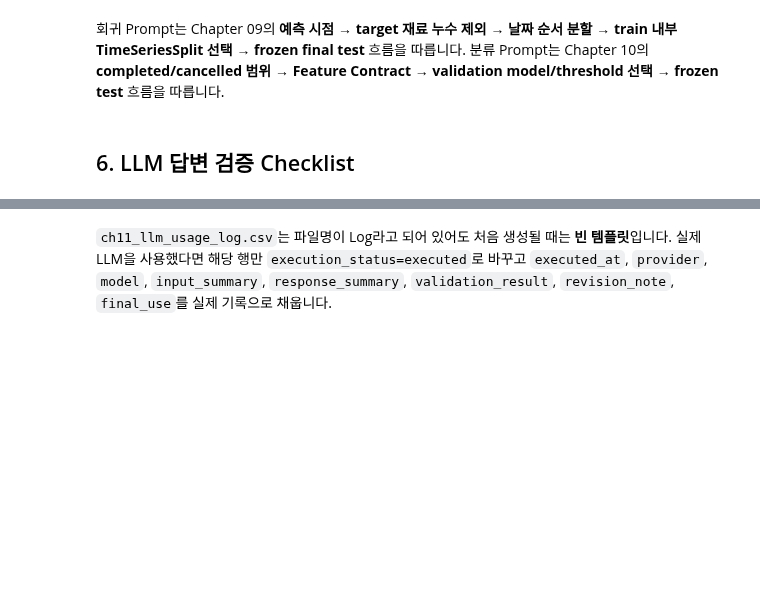
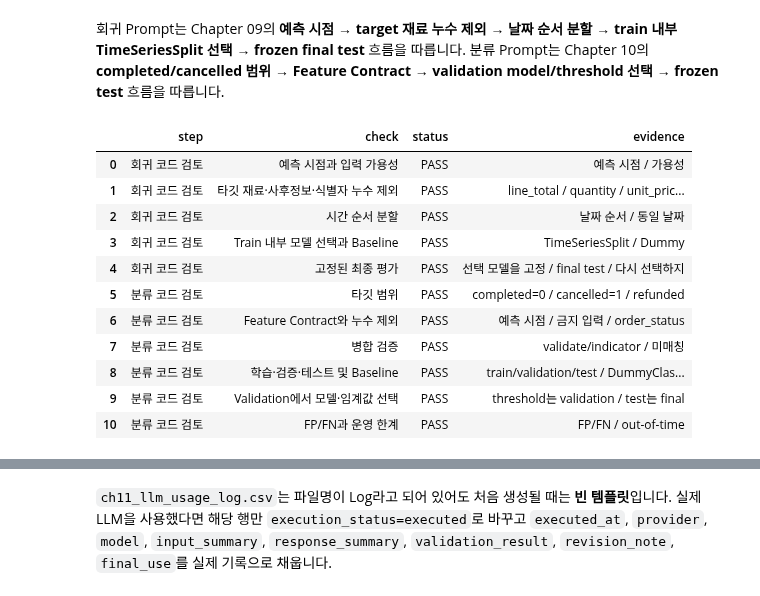
Before and after one commit to dydtlsrl/ai-data-analysis, a Jupyter notebook: 00_llm-data-analysis-course/practice/chapter11/chapter11.ipynb, the cells around one changed output, grey strips where cells are left out. Drawn from its saved outputs; the diff is of its cells as text; code cells hidden in the pictures; blank space fills up the shorter version.

```diff
--- a/00_llm-data-analysis-course/practice/chapter11/chapter11.ipynb
+++ b/00_llm-data-analysis-course/practice/chapter11/chapter11.ipynb
@@ -158,4 +407,43 @@ for selected_step in ['회귀 코드 검토', '분류 코드 검토', '외부
 # %% [markdown]
 회귀 Prompt는 Chapter 09의 **예측 시점 → target 재료 누수 제외 → 날짜 순서 분할 → train 내부 TimeSeriesSplit 선택 → frozen final test** 흐름을 따릅니다. 분류 Prompt는 Chapter 10의 **completed/cancelled 범위 → Feature Contract → validation model/threshold 선택 → frozen test** 흐름을 따릅니다.
-# %% [markdown]
-## 6. LLM 답변 검증 Checklist
+# %%
+contract_requirements = {
+    "회귀 코드 검토": {
+        "예측 시점과 입력 가용성": ["예측 시점", "가용성"],
+        "타깃 재료·사후정보·식별자 누수 제외": ["line_total", "quantity", "unit_price", "누수"],
+        "시간 순서 분할": ["날짜 순서", "동일 날짜"],
+        "Train 내부 모델 선택과 Baseline": ["TimeSeriesSplit", "Dummy"],
+        "고정된 최종 평가": ["선택 모델을 고정", "final test", "다시 선택하지"],
+    },
+    "분류 코드 검토": {
+        "타깃 범위": ["completed=0", "cancelled=1", "refunded"],
+        "Feature Contract와 누수 제외": ["예측 시점", "금지 입력", "order_status"],
+        "병합 검증": ["validate/indicator", "미매칭"],
+        "학습·검증·테스트 및 Baseline": ["train/validation/test", "DummyClassifier"],
+        "Validation에서 모델·임계값 선택": ["threshold는 validation", "test는 final"],
+        "FP/FN과 운영 한계": ["FP/FN", "out-of-time"],
+    },
+}
+contract_rows = []
+for step, requirements in contract_requirements.items():
+    prompt = prompt_templates.loc[prompt_templates["step"].eq(step), "prompt"].iloc[0]
+    for check, terms in requirements.items():
+        ok = all(term in prompt for term in terms)
+        contract_rows.append({"step": step, "check": check, "status": "PASS" if ok else "FAIL", "evidence": " / ".join(terms)})
+contract_review = pd.DataFrame(contract_rows)
+display(contract_review)
+assert contract_review["status"].eq("PASS").all()
+contract_review.to_csv(REPORT_DIR / "ch11_model_prompt_contract_review.csv", index=False, encoding="utf-8-sig")
+# %% [output]
+|  | step | check | status | evidence |
+| 0 | 회귀 코드 검토 | 예측 시점과 입력 가용성 | PASS | 예측 시점 / 가용성 |
+| 1 | 회귀 코드 검토 | 타깃 재료·사후정보·식별자 누수 제외 | PASS | line_total / quantity / unit_pric... |
+| 2 | 회귀 코드 검토 | 시간 순서 분할 | PASS | 날짜 순서 / 동일 날짜 |
+| 3 | 회귀 코드 검토 | Train 내부 모델 선택과 Baseline | PASS | TimeSeriesSplit / Dummy |
+| 4 | 회귀 코드 검토 | 고정된 최종 평가 | PASS | 선택 모델을 고정 / final test / 다시 선택하지 |
+| 5 | 분류 코드 검토 | 타깃 범위 | PASS | completed=0 / cancelled=1 / refunded |
+| 6 | 분류 코드 검토 | Feature Contract와 누수 제외 | PASS | 예측 시점 / 금지 입력 / order_status |
+| 7 | 분류 코드 검토 | 병합 검증 | PASS | validate/indicator / 미매칭 |
+| 8 | 분류 코드 검토 | 학습·검증·테스트 및 Baseline | PASS | train/validation/test / DummyClas... |
+| 9 | 분류 코드 검토 | Validation에서 모델·임계값 선택 | PASS | threshold는 validation / test는 final |
+| 10 | 분류 코드 검토 | FP/FN과 운영 한계 | PASS | FP/FN / out-of-time |
```
Also changed, not shown: parts of 66 cells of this notebook, 23 other files.
